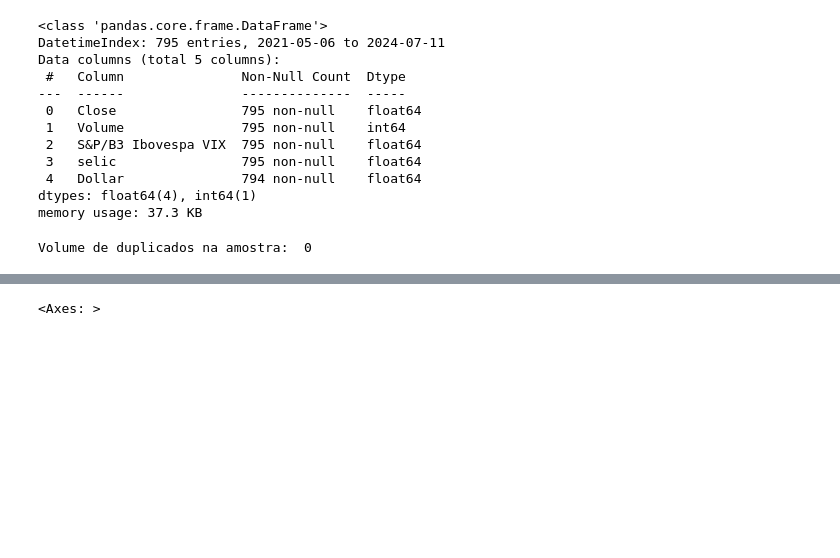
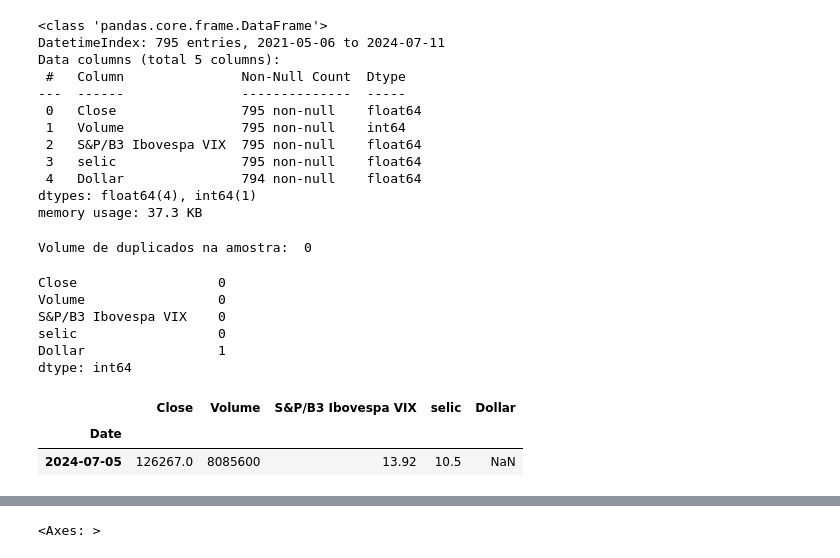
Before and after one commit to jeicianepaula/Tech-Challenge-2, a Jupyter notebook: TECH_CHALLENGE_2.ipynb, the cells around one changed output, grey strips where cells are left out. Drawn from its saved outputs; the diff is of its cells as text; code cells hidden in the pictures; blank space fills up the shorter version.

```diff
--- a/TECH_CHALLENGE_2.ipynb
+++ b/TECH_CHALLENGE_2.ipynb
@@ -153,3 +158,19 @@ memory usage: 37.3 KB
 print('Volume de duplicados na amostra: ', df_close.duplicated().sum())
 # %% [output]
 Volume de duplicados na amostra:  0
+# %%
+#Verificando se não há valores faltantes na base de dados.
+df_close.isna().sum()
+# %% [output]
+Close                  0
+Volume                 0
+S&P/B3 Ibovespa VIX    0
+selic                  0
+Dollar                 1
+dtype: int64
+# %%
+df_close[df_close['Dollar'].isna()]
+# %% [output]
+|  | Close | Volume | S&P/B3 Ibovespa VIX | selic | Dollar |
+| Date |  |  |  |  |  |
+| 2024-07-05 | 126267.0 | 8085600 | 13.92 | 10.5 | NaN |
```
Also changed, not shown: parts of 12 cells of this notebook.
